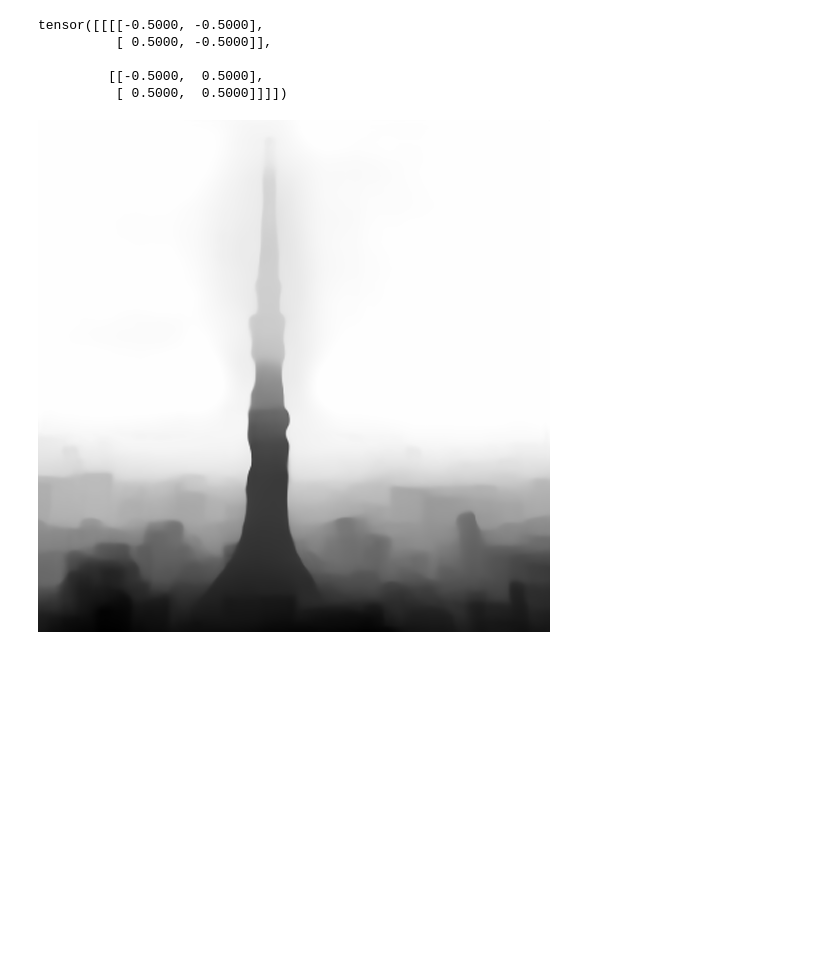
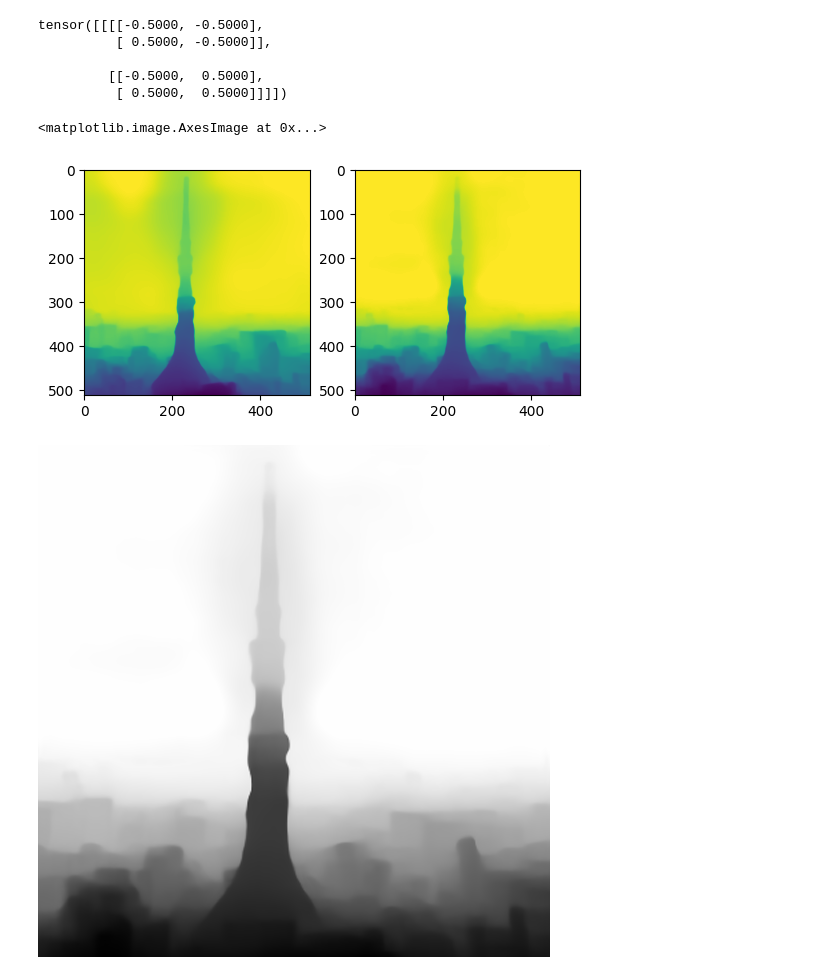
Before and after one commit to IzumiSatoshi/deforumed-walk, a Jupyter notebook: notebooks/dev.ipynb, the cells around one changed output. Drawn from its saved outputs; the diff is of its cells as text; code cells hidden in the pictures; blank space fills up the shorter version.

```diff
--- a/notebooks/dev.ipynb
+++ b/notebooks/dev.ipynb
@@ -58,3 +55,14 @@ depth_tensor = depth_model.predict(prev_img_cv2)
+# %%
+prev_img_cv2 = cv2.imread("../data/tower0.png")
+depth_tensor_rgb = depth_model.predict(prev_img_cv2[:,:,::-1])
+depth_tensor_bgr = depth_model.predict(prev_img_cv2)
+
+fig, axs = plt.subplots(1, 2)
+axs[0].imshow(depth_tensor_rgb.cpu())
+axs[1].imshow(depth_tensor_bgr.cpu())
+# %% [output]
+<matplotlib.image.AxesImage at 0x...>
+[figure, added]
 # %%
 def normalize_dsd_depth(dsd_depth):
     depth_norm = dsd_depth - dsd_depth.min()
```
Also changed, not shown: parts of 3 cells of this notebook, 1 other file.
